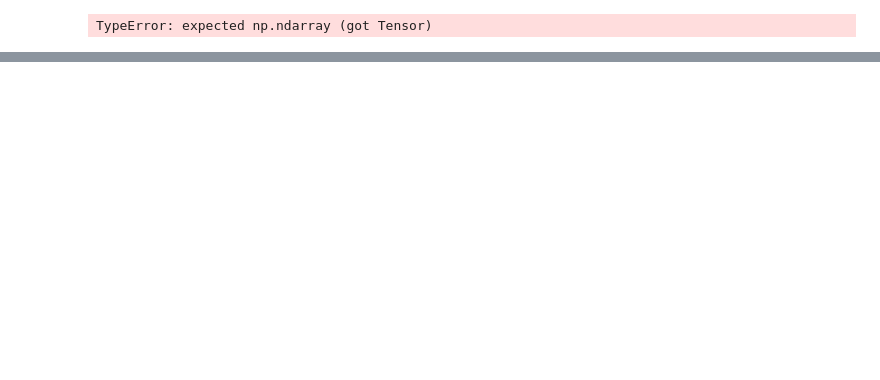
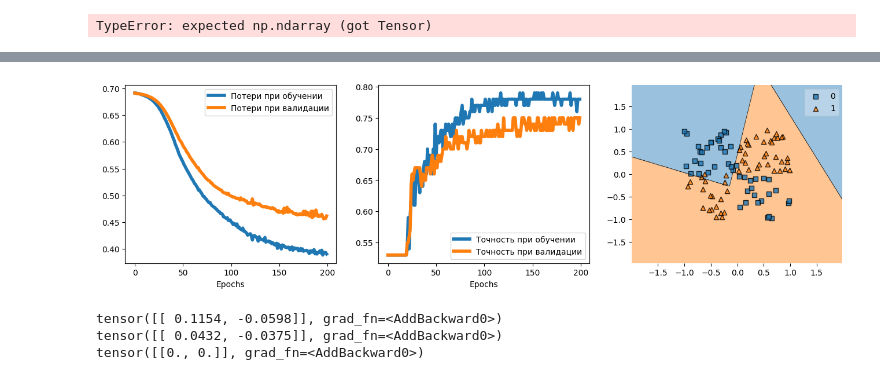
Before and after one commit to gCTRL26/ML_models, a Jupyter notebook: theory/many_models_from_book.ipynb, the cells around one changed output, grey strips where cells are left out. Saved outputs shown, nothing was run; the diff lists cells and outputs as text; code cells hidden in the pictures; blank space fills up the shorter version.

```diff
--- a/theory/many_models_from_book.ipynb
+++ b/theory/many_models_from_book.ipynb
@@ -1521,0 +1658,29 @@ torch.save(model, path)
+# %%
+model_mod = MyModule()
+loss_fn = nn.BCELoss()
+optimizer = torch.optim.SGD(model_mod.parameters(), lr=0.015)
+history = train(model_mod, num_epochs, train_dl, x_valid, y_valid)
+# %%
+from mlxtend.plotting import plot_decision_regions
+
+
+fig = plt.figure(figsize=(16, 4))
+ax = fig.add_subplot(1, 3, 1)
+plt.plot(history[0], lw=4)
+plt.plot(history[1], lw=4)
+plt.legend(["Потери при обучении", "Потери при валидации"])
+ax.set_xlabel("Epochs")
+ax = fig.add_subplot(1, 3, 2)
+plt.plot(history[2], lw=4)
+plt.plot(history[3], lw=4)
+plt.legend(["Точность при обучении", "Точность при валидации"])
+ax.set_xlabel("Epochs")
+ax = fig.add_subplot(1, 3, 3)
+plot_decision_regions(X=x_valid.numpy(),
+                      y=y_valid.numpy().astype(np.int32),
+                      clf=model_mod)
+ax.xaxis.set_label_coords(1, -0.025)
+ax.yaxis.set_label_coords(-0.025, 1)
+plt.show()
+# %% [output]
+[figure, added]
@@ -1521,0 +1706,11 @@ torch.save(model, path)
+# %%
+torch.manual_seed(1)
+noisy_layer = NoisyLinear(4, 2)
+x = torch.zeros((1, 4))
+print(noisy_layer(x, training=True))
+print(noisy_layer(x, training=True))
+print(noisy_layer(x, training=False))
+# %% [output]
+tensor([[ 0.1154, -0.0598]], grad_fn=<AddBackward0>)
+tensor([[ 0.0432, -0.0375]], grad_fn=<AddBackward0>)
+tensor([[0., 0.]], grad_fn=<AddBackward0>)
```
Also changed, not shown: parts of 26 cells of this notebook.
